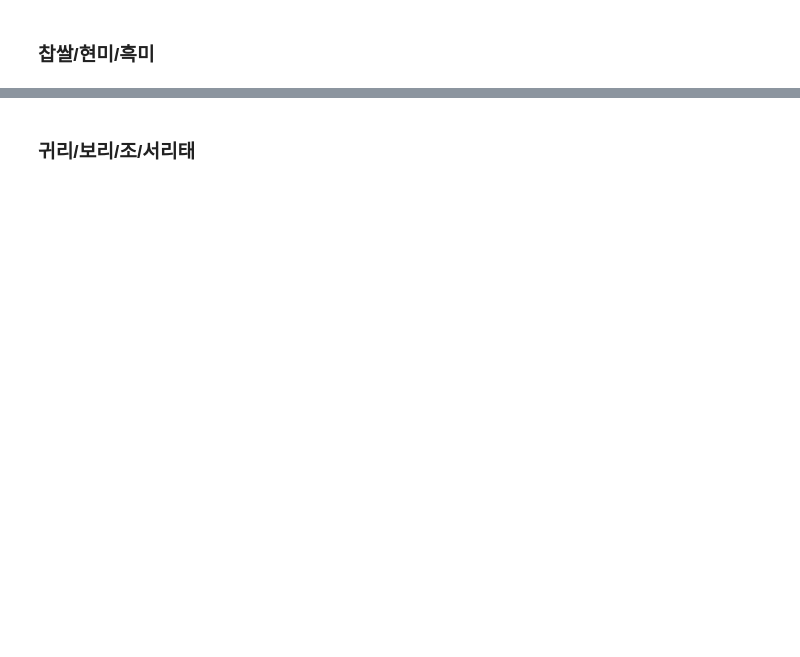
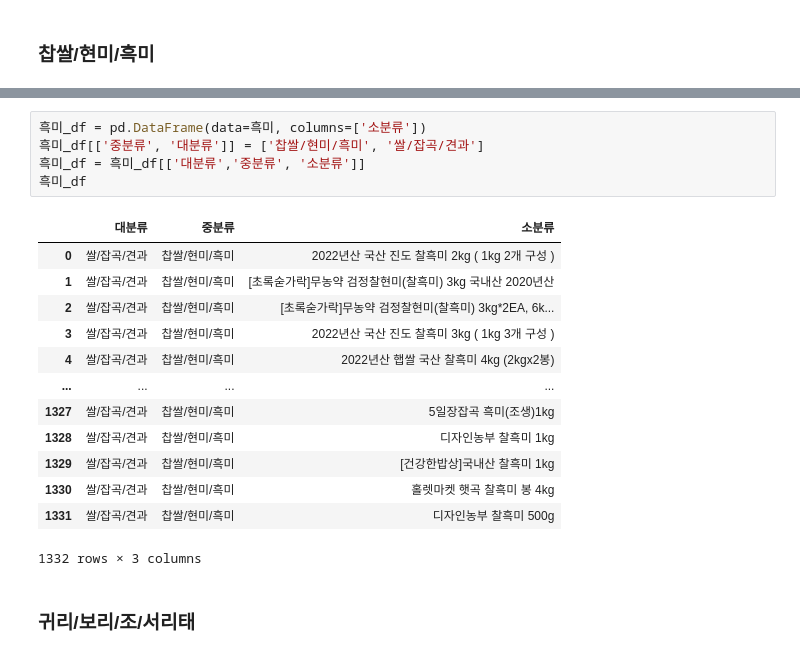
Before and after one commit to shinjangwoon/Store_Analysis, a Jupyter notebook: crawling/crawling.ipynb, the cells around one changed output, grey strips where cells are left out. Saved outputs shown, nothing was run; the diff lists cells and outputs as text; blank space fills up the shorter version.

```diff
--- a/crawling/crawling.ipynb
+++ b/crawling/crawling.ipynb
@@ -1704,2 +1868,21 @@ for f in range(1,36):
+# %%
+흑미_df = pd.DataFrame(data=흑미, columns=['소분류'])
+흑미_df[['중분류', '대분류']] = ['찹쌀/현미/흑미', '쌀/잡곡/견과']
+흑미_df = 흑미_df[['대분류','중분류', '소분류']]
+흑미_df
+# %% [output]
+|  | 대분류 | 중분류 | 소분류 |
+| 0 | 쌀/잡곡/견과 | 찹쌀/현미/흑미 | 2022년산 국산 진도 찰흑미 2kg ( 1kg 2개 구성 ) |
+| 1 | 쌀/잡곡/견과 | 찹쌀/현미/흑미 | [초록숟가락]무농약 검정찰현미(찰흑미) 3kg 국내산 2020년산 |
+| 2 | 쌀/잡곡/견과 | 찹쌀/현미/흑미 | [초록숟가락]무농약 검정찰현미(찰흑미) 3kg*2EA, 6k... |
+| 3 | 쌀/잡곡/견과 | 찹쌀/현미/흑미 | 2022년산 국산 진도 찰흑미 3kg ( 1kg 3개 구성 ) |
+| 4 | 쌀/잡곡/견과 | 찹쌀/현미/흑미 | 2022년산 햅쌀 국산 찰흑미 4kg (2kgx2봉) |
+| ... | ... | ... | ... |
+| 1327 | 쌀/잡곡/견과 | 찹쌀/현미/흑미 | 5일장잡곡 흑미(조생)1kg |
+| 1328 | 쌀/잡곡/견과 | 찹쌀/현미/흑미 | 디자인농부 찰흑미 1kg |
+| 1329 | 쌀/잡곡/견과 | 찹쌀/현미/흑미 | [건강한밥상]국내산 찰흑미 1kg |
+| 1330 | 쌀/잡곡/견과 | 찹쌀/현미/흑미 | 홀렛마켓 햇곡 찰흑미 봉 4kg |
+| 1331 | 쌀/잡곡/견과 | 찹쌀/현미/흑미 | 디자인농부 찰흑미 500g |
+1332 rows × 3 columns
 # %% [markdown]
 ### 귀리/보리/조/서리태
```
Also changed, not shown: parts of 33 cells of this notebook.
